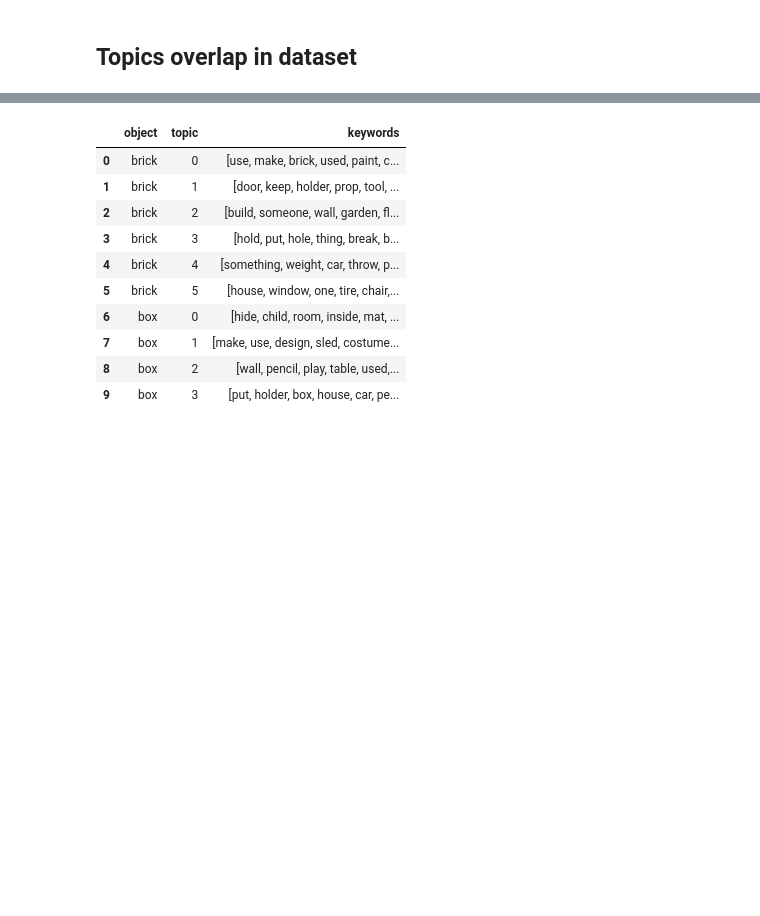
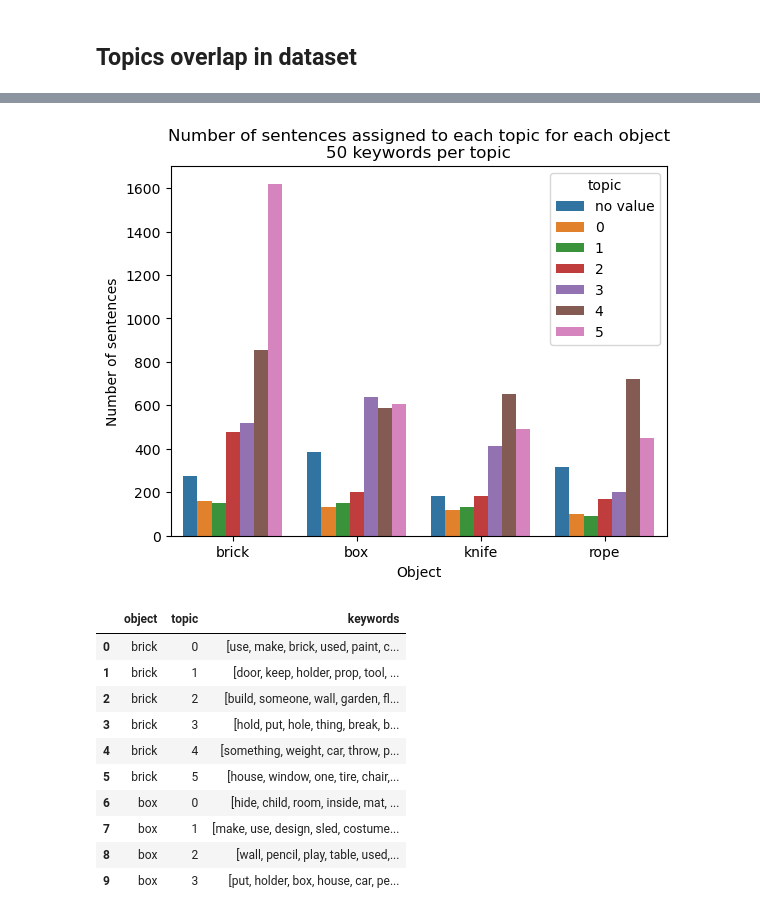
Before and after one commit to Maximelel/LLM_creativity_aut, a Jupyter notebook: topic_modeling_analysis.ipynb, the cells around one changed output, grey strips where cells are left out. Drawn from its saved outputs; the diff is of its cells as text; code cells hidden in the pictures; blank space fills up the shorter version.

```diff
--- a/topic_modeling_analysis.ipynb
+++ b/topic_modeling_analysis.ipynb
@@ -140,0 +154,4 @@ Number of documents in corpus for object "rope": 2048
+# %%
+humans_topic['topic'] = humans_topic['topic'].fillna("no value")
+print(humans_topic['topic'].value_counts())
+humans_topic.head()
@@ -141,3 +174,12 @@ Number of documents in corpus for object "rope": 2048
+# %%
+sns.countplot(data = humans_topic, x = "prompt", hue = 'topic', hue_order = ['no value', 0,1,2,3,4,5])
+plt.title(f"Number of sentences assigned to each topic for each object\n{num_words} keywords per topic")
+plt.xlabel("Object")
+plt.ylabel("Number of sentences")
+
+plt.show()
+# %% [output]
+[figure, added]
 # %%
 df_kw_per_topic.head(10)
 # %% [output]
```
Also changed, not shown: parts of 5 cells of this notebook.
